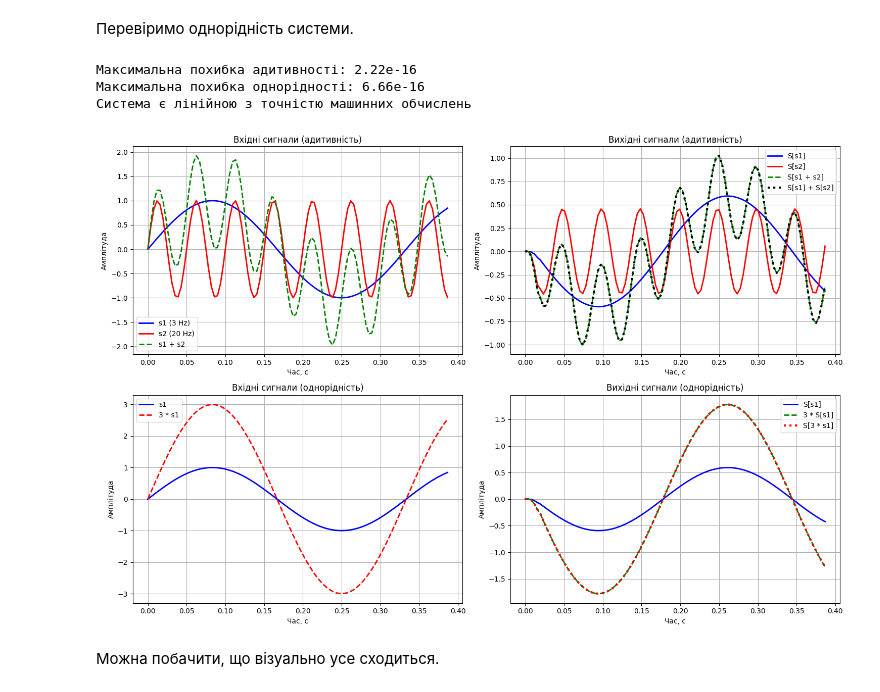
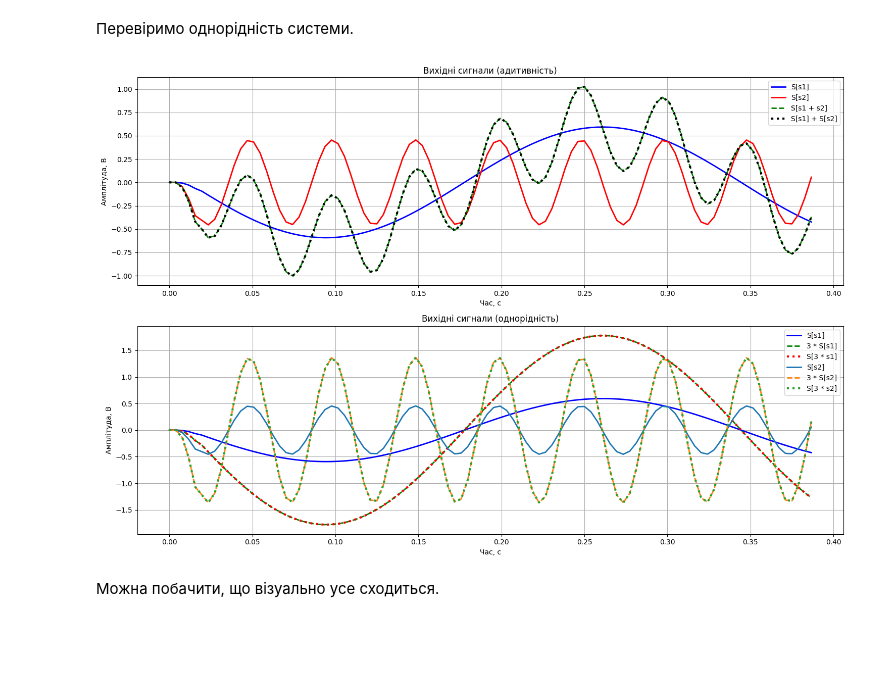
Before and after one commit to n1n1n1q/SignalProcessingLabs, a Jupyter notebook: lab02/sig_proc2.ipynb, the cells around one changed output. Saved outputs shown, nothing was run; the diff lists cells and outputs as text; code cells hidden in the pictures; blank space fills up the shorter version.

```diff
--- a/lab02/sig_proc2.ipynb
+++ b/lab02/sig_proc2.ipynb
@@ -168,14 +208,14 @@ plt.show()
 Задля кращого розуміння, слід провести експеримент з більшим діапозоном частот.
 # %%
 freqs = [1] + list(range(20, 1001, 20))
-gains = []
+gains_2 = []
 for f in freqs:
     x = A * np.sin(2 * np.pi * f * t)
     y = lfilter(b, a, x)
-    print(f"""f={f} Hz: Gain = {gain(b, a, f, fs)}""")
-    gains.append(gain(b, a, f, fs))
+    print(f"{f = } Hz: Gain = {gain(b, a, f, fs)}")
+    gains_2.append(gain(b, a, f, fs))
 plt.figure()
-plt.plot(freqs, gains, marker='o')
+plt.plot(freqs, gains_2, marker='o')
 plt.title("Коефіцієнт передачі vs частота")
 plt.xlabel("Частота (Гц)")
 plt.ylabel("Коефіцієнт передачі")
@@ -238,66 +278,44 @@ np.testing.assert_allclose(y, y1 + y2, rtol=1e-010, atol=0)
 # %%
 y1_scaled = lfilter(b, a, 3 * s1)
 np.testing.assert_allclose(3 * y1, y1_scaled, rtol=1e-010, atol=0)
+# %%
+y2_scaled = lfilter(b, a, 3 * s2)
+np.testing.assert_allclose(3 * y2, y2_scaled, rtol=1e-010, atol=0)
 # %%
 plt.figure(figsize=(15, 10))
 
-plt.subplot(2, 2, 1)
-plt.plot(t[:100], s1[:100], 'b-', label='s1 (3 Hz)', linewidth=2)
-plt.plot(t[:100], s2[:100], 'r-', label='s2 (20 Hz)', linewidth=2)
-plt.plot(t[:100], s[:100], 'g--', label='s1 + s2', linewidth=2)
-plt.title('Вхідні сигнали (адитивність)')
-plt.xlabel('Час, с')
-plt.ylabel('Амплітуда')
-plt.legend()
-plt.grid(True)
 
-plt.subplot(2, 2, 2)
+plt.subplot(2, 1, 1)
 plt.plot(t[:100], y1[:100], 'b-', label='S[s1]', linewidth=2)
 plt.plot(t[:100], y2[:100], 'r-', label='S[s2]', linewidth=2)
 plt.plot(t[:100], y[:100], 'g--', label='S[s1 + s2]', linewidth=2)
 plt.plot(t[:100], (y1 + y2)[:100], 'k:', label='S[s1] + S[s2]', linewidth=3)
 plt.title('Вихідні сигнали (адитивність)')
 plt.xlabel('Час, с')
-plt.ylabel('Амплітуда')
+plt.ylabel('Амплітуда, В')
 plt.legend()
 plt.grid(True)
 
 alpha = 3
 s1_scaled = alpha * s1
 y1_scaled_actual = lfilter(b, a, s1_scaled)
 
-plt.subplot(2, 2, 3)
-plt.plot(t[:100], s1[:100], 'b-', label='s1', linewidth=2)
-plt.plot(t[:100], s1_scaled[:100], 'r--', label=f'{alpha} * s1', linewidth=2)
-plt.title('Вхідні сигнали (однорідність)')
-plt.xlabel('Час, с')
-plt.ylabel('Амплітуда, В')
-plt.legend()
-plt.grid(True)
-
-plt.subplot(2, 2, 4)
+plt.subplot(2, 1, 2)
 plt.plot(t[:100], y1[:100], 'b-', label='S[s1]', linewidth=2)
 plt.plot(t[:100], alpha * y1[:100], 'g--', label=f'{alpha} * S[s1]', linewidth=2)
 plt.plot(t[:100], y1_scaled_actual[:100], 'r:', label=f'S[{alpha} * s1]', linewidth=3)
+plt.plot(t[:100], y2[:100], '-', label='S[s2]', linewidth=2)
+plt.plot(t[:100], alpha * y2[:100], '--', label=f'{alpha} * S[s2]', linewidth=2)
+plt.plot(t[:100], y2_scaled[:100], ':', label=f'S[{alpha} * s2]', linewidth=3)
 plt.title('Вихідні сигнали (однорідність)')
 plt.xlabel('Час, с')
 plt.ylabel('Амплітуда, В')
 plt.legend()
 plt.grid(True)
 
 plt.tight_layout()
-
-diff_additivity = np.max(np.abs(y - (y1 + y2)))
-diff_homogeneity = np.max(np.abs(y1_scaled_actual - alpha * y1))
-
-print(f"Максимальна похибка адитивності: {diff_additivity:.2e}")
-print(f"Максимальна похибка однорідності: {diff_homogeneity:.2e}")
-print(f"Система є лінійною з точністю машинних обчислень")
 # %% [output]
-Максимальна похибка адитивності: 2.22e-16
-Максимальна похибка однорідності: 6.66e-16
-Система є лінійною з точністю машинних обчислень
-[figure, old version]
+[figure, new version]
 # %% [markdown]
 Можна побачити, що візуально усе сходиться.
 # %% [markdown]
```
Also changed, not shown: parts of 11 cells of this notebook.
